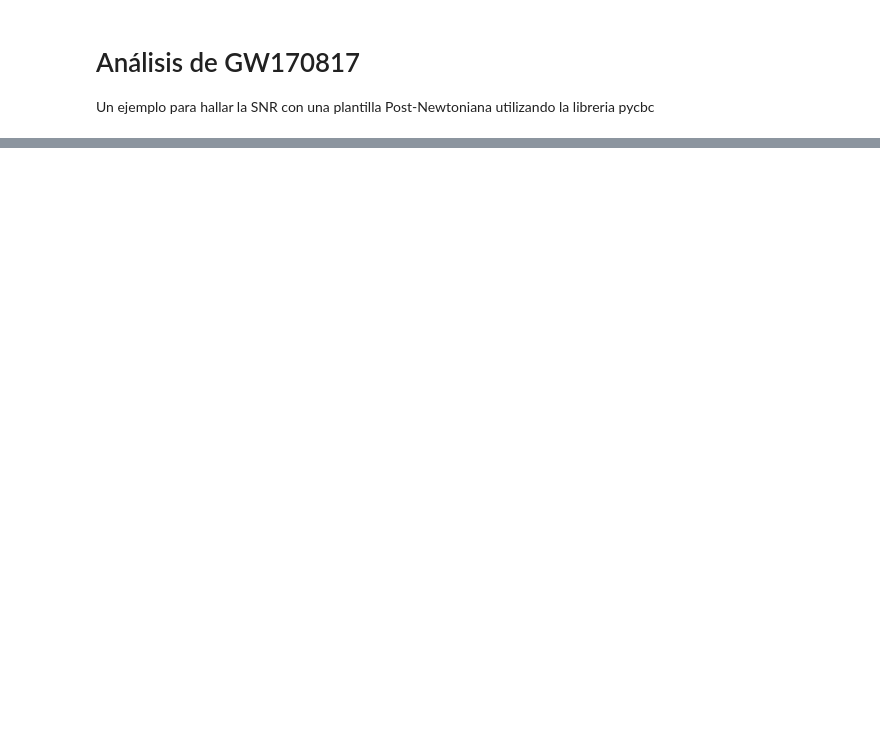
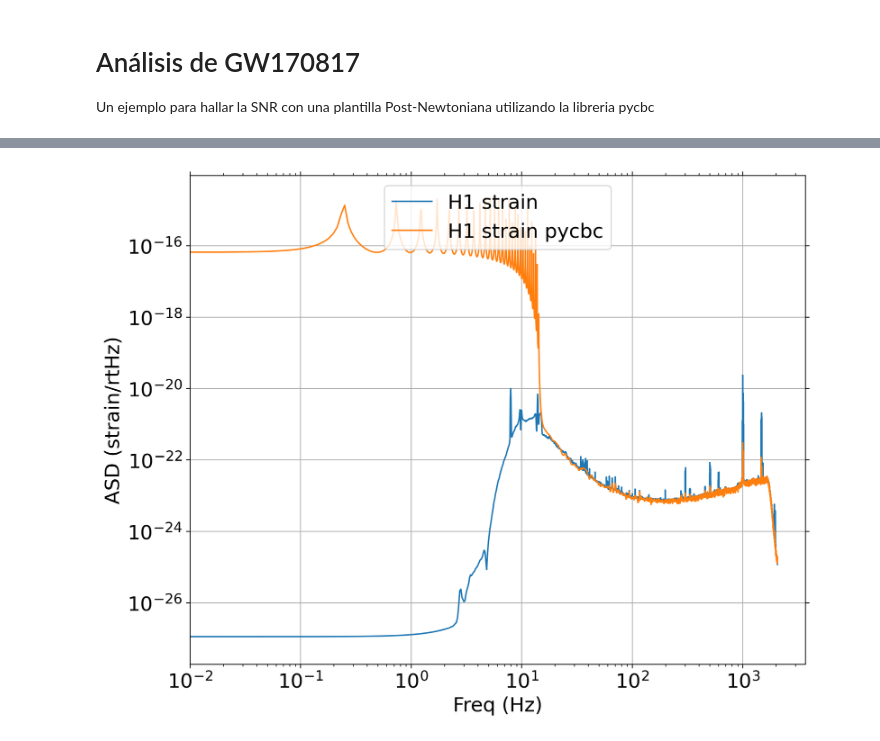
Before and after one commit to josefrr12/GWDataAnalysis, a Jupyter notebook: GW170817.ipynb, the cells around one changed output, grey strips where cells are left out. Cells and saved outputs as stored; diff of their text form; code cells hidden in the pictures; blank space fills up the shorter version.

```diff
--- a/GW170817.ipynb
+++ b/GW170817.ipynb
@@ -136,0 +126,6 @@ else:
+# %%
+ts_H1_complete = TimeSeries(strain_H1, delta_t=delta_t, epoch=gpsStart)
+ts_H1 = ts_H1_complete.time_slice(tmerger2 - 32, tmerger2 + 32)
+
+ts_L1_complete = TimeSeries(strain_L1, delta_t=delta_t, epoch=gpsStart)
+ts_L1 = ts_L1_complete.time_slice(tmerger2 - 32 , tmerger2  + 32)
@@ -137,3 +145,42 @@ else:
+# %%
+from pycbc.psd import interpolate, inverse_spectrum_truncation
+
+psds = {}
+for ifo in ['H1']:
+    # Calculate a psd from the data. We'll use 2s segments in a median - welch style estimate
+    # We then interpolate the PSD to the desired frequency step.
+    psds[ifo] = interpolate(strain[ifo].psd(16), stilde[ifo].delta_f)
+
+    # We explicitly control how much data will be corrupted by overwhitening the data later on
+    # In this case we choose 2 seconds.
+    psds[ifo] = inverse_spectrum_truncation(psds[ifo], int(2 * strain[ifo].sample_rate),
+                                    low_frequency_cutoff=15.0,
+                                    trunc_method='hann')
+# %%
+bb, ab = butter(4, 15.*2./fs, btype='highpass')
+strain_H1_bp = filtfilt(bb, ab, strain_H1)
+strain_L1_bp = filtfilt(bb, ab, strain_L1)
+# %%
+Pxx_H1, freqs = mlab.psd(strain_H1_bp, Fs = fs, NFFT=fs*16, noverlap=8*fs) # 16 s for each FFT and 8 s of overlap
+Pxx_L1, freqs = mlab.psd(strain_L1_bp, Fs = fs, NFFT=fs*16, noverlap=8*fs) #
+
+psd_H1 = interp1d(freqs, Pxx_H1)
+psd_L1 = interp1d(freqs, Pxx_L1)
+# %%
+plt.figure(figsize=(10,8))
+plt.loglog(freqs, np.sqrt(Pxx_H1),label='H1 strain')
+#plt.loglog(freqs, np.sqrt(Pxx_L1),label='L1 strain')
+plt.loglog(psds['H1'].sample_frequencies, np.sqrt(psds['H1']),label='H1 strain pycbc')
+#plt.loglog(freqs, np.sqrt(Pxx_L1),label='L1 strain')
+#plt.loglog(freqs, np.abs(template_fd)*np.sqrt(np.abs(freqs))/40, label='template')
+plt.grid('on')
+plt.ylabel('ASD (strain/rtHz)')
+plt.xlabel('Freq (Hz)')
+plt.legend(loc='upper center')
+#plt.axis([15, fs/2, 1e-24, 1e-20])
+plt.savefig('ASD_GW170817.pdf', bbox_inches='tight')
+# %% [output]
+[figure, added]
 # %%
 mchirp = 1.197
 q = 1
```
Also changed, not shown: parts of 32 cells of this notebook.
